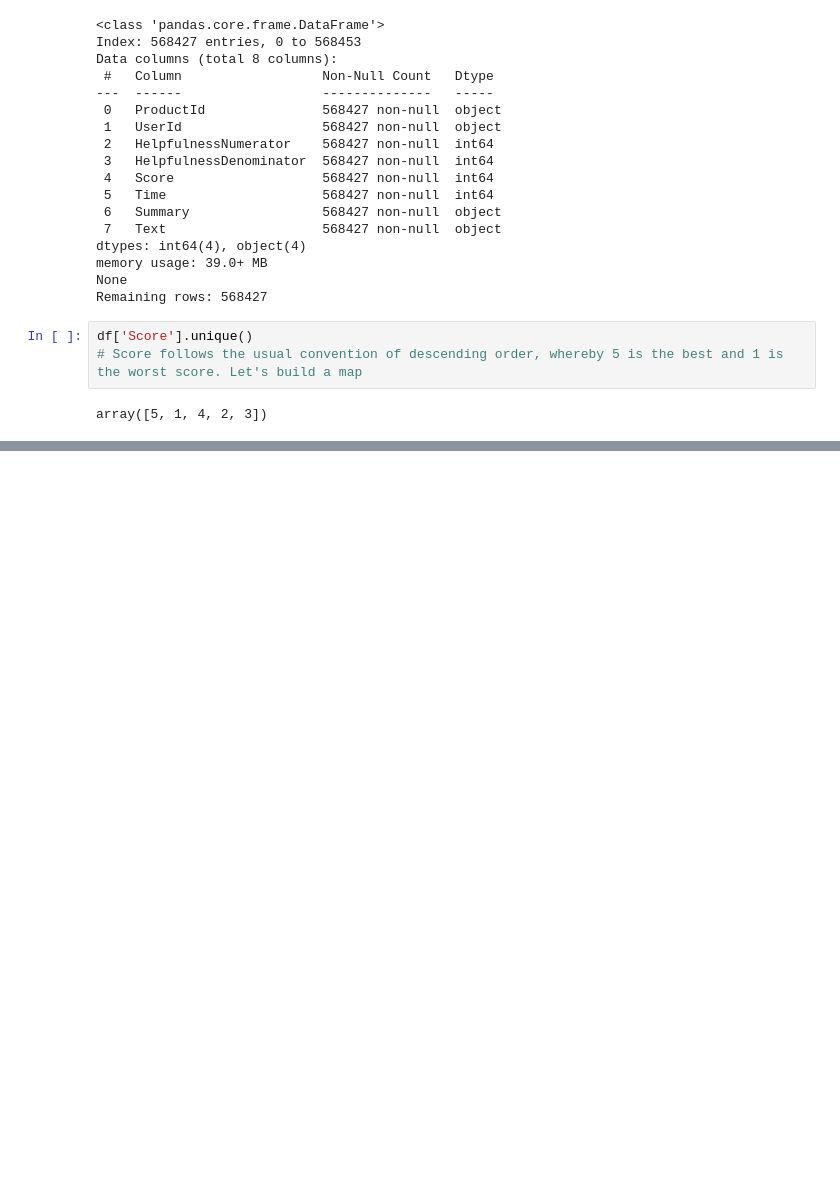
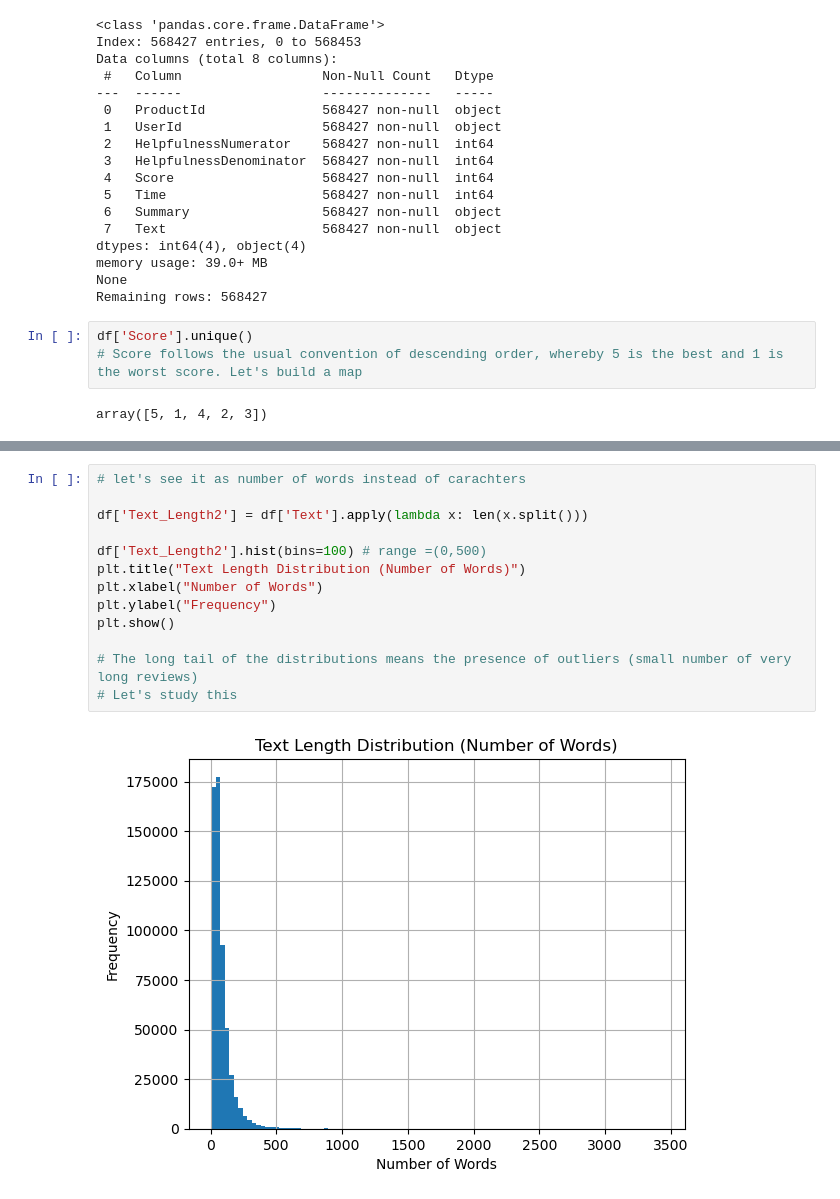
Before and after one commit to Alexander-Peca/sentiment_reviews, a Jupyter notebook: notebooks/first.ipynb, the cells around one changed output, grey strips where cells are left out. Drawn from its saved outputs; the diff is of its cells as text; blank space fills up the shorter version.

```diff
--- a/notebooks/first.ipynb
+++ b/notebooks/first.ipynb
@@ -121,0 +148,15 @@ plt.show()
+# %%
+# let's see it as number of words instead of carachters
+
+df['Text_Length2'] = df['Text'].apply(lambda x: len(x.split()))
+
+df['Text_Length2'].hist(bins=100) # range =(0,500)
+plt.title("Text Length Distribution (Number of Words)")
+plt.xlabel("Number of Words")
+plt.ylabel("Frequency")
+plt.show()
+
+# The long tail of the distributions means the presence of outliers (small number of very long reviews)
+# Let's study this
+# %% [output]
+[figure, added]
```
Also changed, not shown: parts of 13 cells of this notebook.
